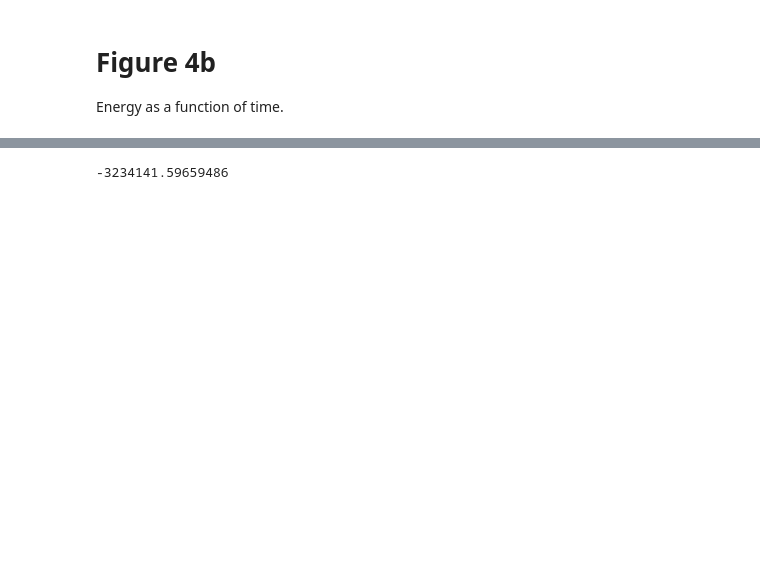
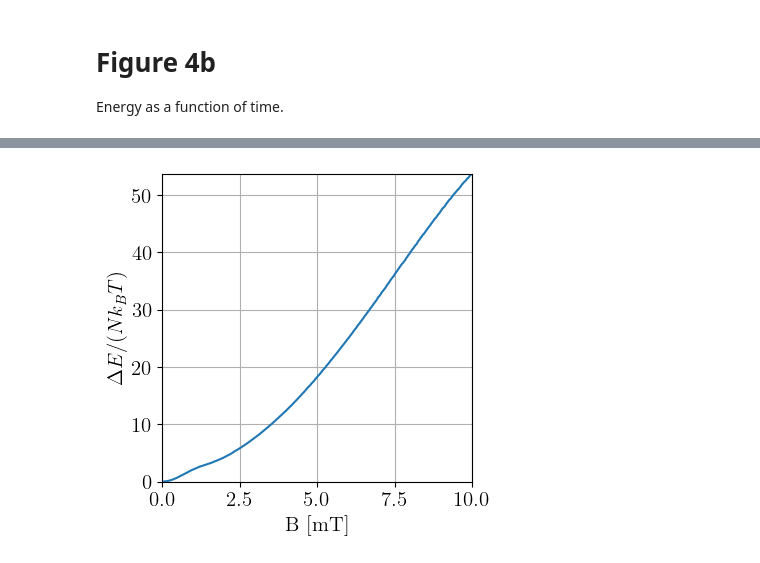
Before and after one commit to leogabac/stuckgs, a Jupyter notebook: src/fig4b.ipynb, the cells around one changed output, grey strips where cells are left out. Saved outputs shown, nothing was run; the diff lists cells and outputs as text; code cells hidden in the pictures; blank space fills up the shorter version.

```diff
--- a/src/fig4b.ipynb
+++ b/src/fig4b.ipynb
@@ -111,5 +42,11 @@ eg.calculate_energy(magic_number,L,eg.get_coordinates_at_frame(trj,0))
-# %%
-sel_particles = aux.get_coordinates_at_frame(trj,0).to_numpy()
-eg.precompiled_calculate_energy(magic_number,L,sel_particles)
-# %% [output]
--3234141.59659486
+# %%
+sim_path = '../data/sims/'
+energies = pd.read_csv(os.path.join(sim_path,'energiestime.csv'), index_col=['realization','frame'])
+energies_gs = pd.read_csv(os.path.join(sim_path,'gs30_energy.csv'), index_col=['t'])
+# %%
+frames = energies.index.get_level_values('frame').unique().to_list()
+realizations = energies.index.get_level_values('realization').unique().to_list()
+time = np.array(frames) / params['framespersec'].magnitude
+field = 10/300 * time
+enp = energies['energy'].to_numpy().reshape((len(realizations),len(frames)))
+eav = enp.mean(axis=0)
@@ -115,0 +64,24 @@ eg.precompiled_calculate_energy(magic_number,L,sel_particles)
+# %%
+energies_gs = pd.read_csv('../data/sims/gs30_energy.csv',index_col=0)
+dE = eav - energies_gs['energy'][:301].to_numpy()
+eta = dE/params['size']**2/params['kbT'].magnitude
+# %%
+fig, ax = plt.subplots( figsize = (4,4))
+
+ax.plot(field,eta)
+ax.set_xlabel('B [mT]', fontsize=15)
+ax.set_ylabel(r'$\Delta E/ (Nk_BT)$', fontsize=15)
+ax.tick_params(axis='both', which='major', labelsize=15)
+ax.set_xlim(0,10)
+ax.set_ylim(0,np.max(eta))
+
+ax.grid()
+ax.margins(0.05,0.05)
+#ax.set_ylim(0,dEav.max())
+plt.show()
+
+
+fig.savefig('../data/figs/fig4b.png', dpi=300,bbox_inches='tight')
+fig.savefig('../data/figs/fig4b.pdf')
+# %% [output]
+[figure, added]
```
Also changed, not shown: parts of 8 cells of this notebook, 13 other files.
